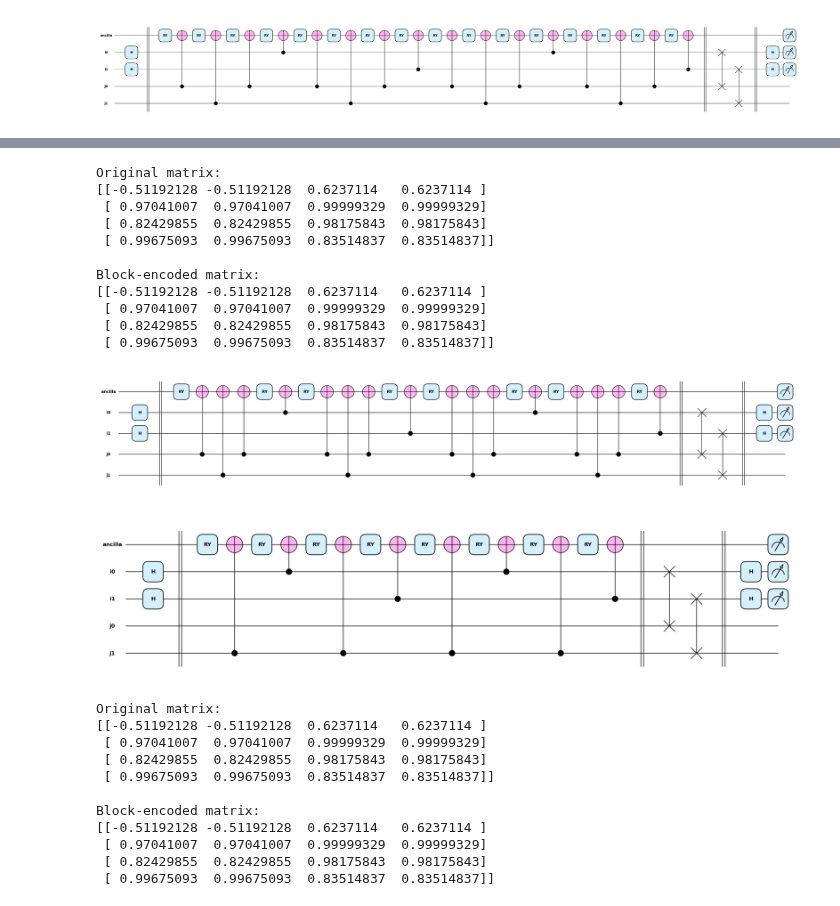
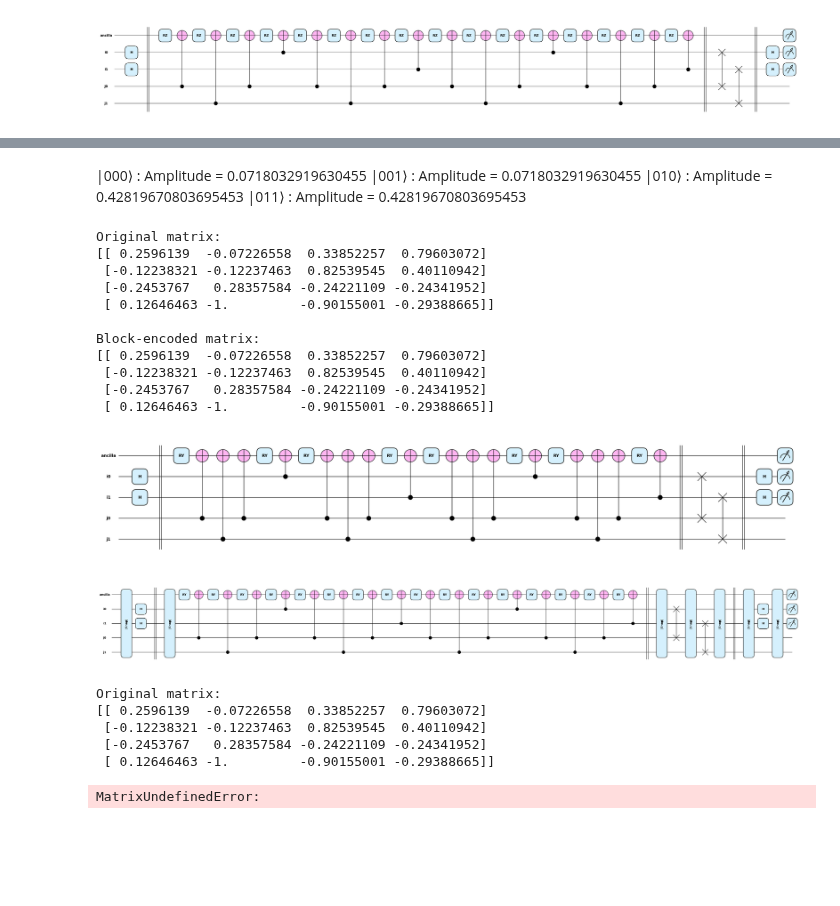
Before and after one commit to NicholasChoong/QuantumTransformer, a Jupyter notebook: block_encoding.ipynb, the cells around one changed output, grey strips where cells are left out. Cells and saved outputs as stored; diff of their text form; code cells hidden in the pictures; blank space fills up the shorter version.

Commit message:
experiment with block encoding

```diff
--- a/block_encoding.ipynb
+++ b/block_encoding.ipynb
@@ -22,0 +6,7 @@ array([2.10821619, 2.10821619, 0.89731443, 0.89731443, 0.243873  ,
+# %%
+np.random.seed(42)
+n = 2
+
+A = np.random.randn(2**n, 2**n)
+A = A / np.max(np.abs(A))
+A
@@ -47,13 +50,3 @@ control_wires = [
 ]
 
 wire_map = {control_index: wire for control_index, wire in enumerate(wires_j + wires_i)}
-# %%
-code = gray_code(2 * np.log2(len(A)))
-n_selections = len(code)
-
-control_wires = [
-    int(np.log2(int(code[i], 2) ^ int(code[(i + 1) % n_selections], 2)))
-    for i in range(n_selections)
-]
-
-wire_map = {control_index: wire for control_index, wire in enumerate(wires_j + wires_i)}
@@ -60,13 +59,17 @@ wire_map = {control_index: wire for control_index, wire in enumerate(wires_j + w
 # %%
 def UA(thetas, control_wires, ancilla):
-    for theta, control_index in zip(thetas, control_wires):
-        qml.RY(2 * theta, wires=ancilla)
+    for i, (theta, control_index) in enumerate(zip(thetas, control_wires)):
+        qml.RZ(2 * theta, wires=ancilla)
+        # qml.Snapshot(f"RY {i}")
+        # if "j" not in wire_map[control_index]:
         qml.CNOT(wires=[wire_map[control_index]] + ancilla)
+        # qml.Snapshot(f"CNOT {i}")
 
 
 def UB(wires_i, wires_j):
-    for w_i, w_j in zip(wires_i, wires_j):
+    for i, (w_i, w_j) in enumerate(zip(wires_i, wires_j)):
         qml.SWAP(wires=[w_i, w_j])
+        # qml.Snapshot(f"SWAP {i}")
 
 
 def HN(input_wires):
@@ -95,3 +144,8 @@ plt.show()
+# %% [markdown]
+|000⟩ : Amplitude = 0.0718032919630455
+|001⟩ : Amplitude = 0.0718032919630455
+|010⟩ : Amplitude = 0.42819670803695453
+|011⟩ : Amplitude = 0.42819670803695453
 # %%
 print(f"Original matrix:\n{A}", "\n")
 wire_order = ancilla_wires + wires_i[::-1] + wires_j[::-1]
@@ -99,16 +153,16 @@ M = len(A) * qml.matrix(circuit, wire_order=wire_order)().real[0 : len(A), 0 : l
 print(f"Block-encoded matrix:\n{M}", "\n")
 # %% [output]
 Original matrix:
-[[-0.51192128 -0.51192128  0.6237114   0.6237114 ]
- [ 0.97041007  0.97041007  0.99999329  0.99999329]
- [ 0.82429855  0.82429855  0.98175843  0.98175843]
- [ 0.99675093  0.99675093  0.83514837  0.83514837]]
+[[ 0.2596139  -0.07226558  0.33852257  0.79603072]
+ [-0.12238321 -0.12237463  0.82539545  0.40110942]
+ [-0.2453767   0.28357584 -0.24221109 -0.24341952]
+ [ 0.12646463 -1.         -0.90155001 -0.29388665]]
 
 Block-encoded matrix:
-[[-0.51192128 -0.51192128  0.6237114   0.6237114 ]
- [ 0.97041007  0.97041007  0.99999329  0.99999329]
- [ 0.82429855  0.82429855  0.98175843  0.98175843]
- [ 0.99675093  0.99675093  0.83514837  0.83514837]]
+[[ 0.2596139  -0.07226558  0.33852257  0.79603072]
+ [-0.12238321 -0.12237463  0.82539545  0.40110942]
+ [-0.2453767   0.28357584 -0.24221109 -0.24341952]
+ [ 0.12646463 -1.         -0.90155001 -0.29388665]]
 # %%
 tolerance = 0.01
 
@@ -125,41 +179,39 @@ plt.show()
 # %% [output]
 [figure]
 # %%
+tolerance = 0
+
+
 def UA(thetas, control_wires, ancilla):
     nots = []
     for theta, control_index in zip(thetas, control_wires):
         if abs(2 * theta) > tolerance:
             for c_wire in nots:
                 qml.CNOT(wires=[c_wire] + ancilla)
             qml.RY(2 * theta, wires=ancilla)
             nots = []
         if (cw := wire_map[control_index]) in nots:
             del nots[nots.index(cw)]
         else:
             nots.append(wire_map[control_index])
     for c_wire in nots:
         qml.CNOT([c_wire] + ancilla)
 
 
 qml.draw_mpl(circuit, style="pennylane")()
 plt.show()
 
 print(f"Original matrix:\n{A}", "\n")
 wire_order = ancilla_wires + wires_i[::-1] + wires_j[::-1]
 M = len(A) * qml.matrix(circuit, wire_order=wire_order)().real[0 : len(A), 0 : len(A)]
 print(f"Block-encoded matrix:\n{M}", "\n")
 # %% [output]
-[figure, old version]
+[figure, new version]
 Original matrix:
-[[-0.51192128 -0.51192128  0.6237114   0.6237114 ]
- [ 0.97041007  0.97041007  0.99999329  0.99999329]
- [ 0.82429855  0.82429855  0.98175843  0.98175843]
- [ 0.99675093  0.99675093  0.83514837  0.83514837]]
-
-Block-encoded matrix:
-[[-0.51192128 -0.51192128  0.6237114   0.6237114 ]
- [ 0.97041007  0.97041007  0.99999329  0.99999329]
- [ 0.82429855  0.82429855  0.98175843  0.98175843]
- [ 0.99675093  0.99675093  0.83514837  0.83514837]]
+[[ 0.2596139  -0.07226558  0.33852257  0.79603072]
+ [-0.12238321 -0.12237463  0.82539545  0.40110942]
+ [-0.2453767   0.28357584 -0.24221109 -0.24341952]
+ [ 0.12646463 -1.         -0.90155001 -0.29388665]]
+MatrixUndefinedError:
 # %%
 from pennylane.templates.embeddings import amplitude
```
Also changed, not shown: parts of 15 cells of this notebook.
